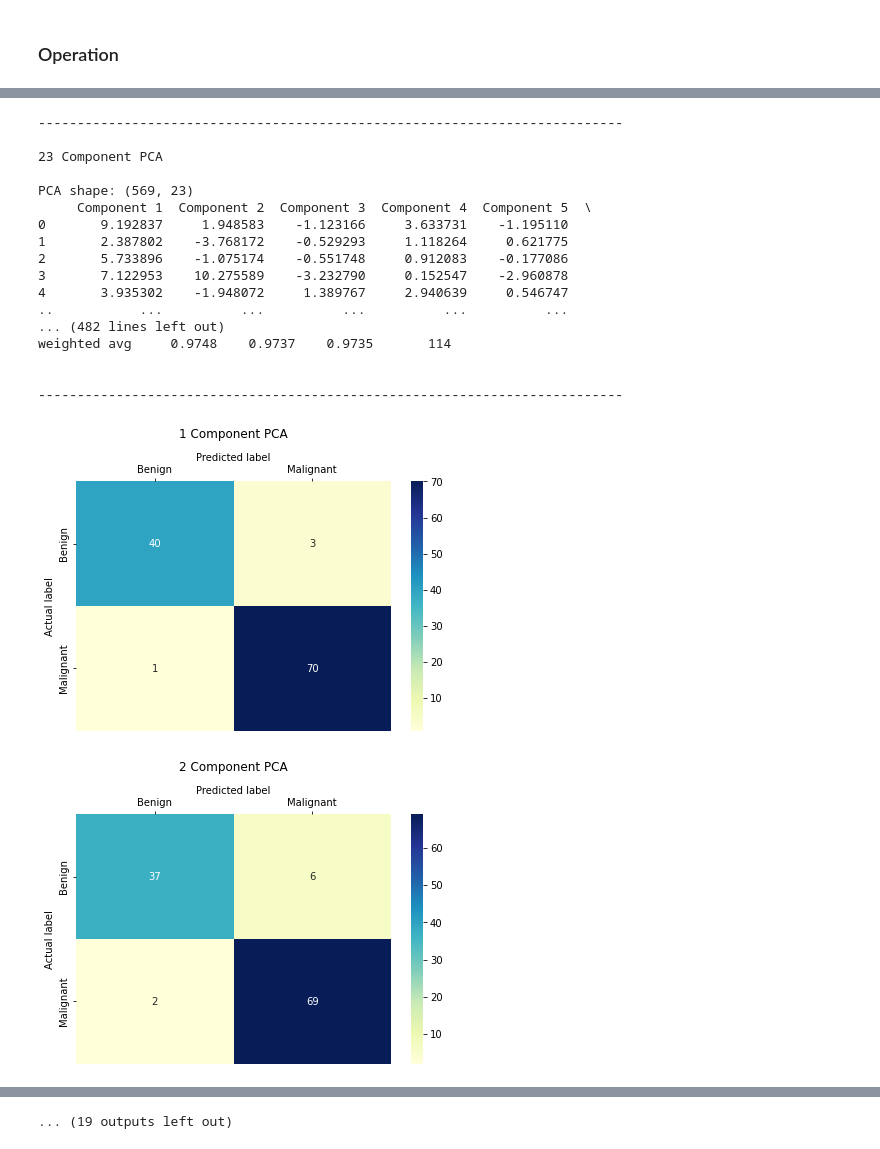
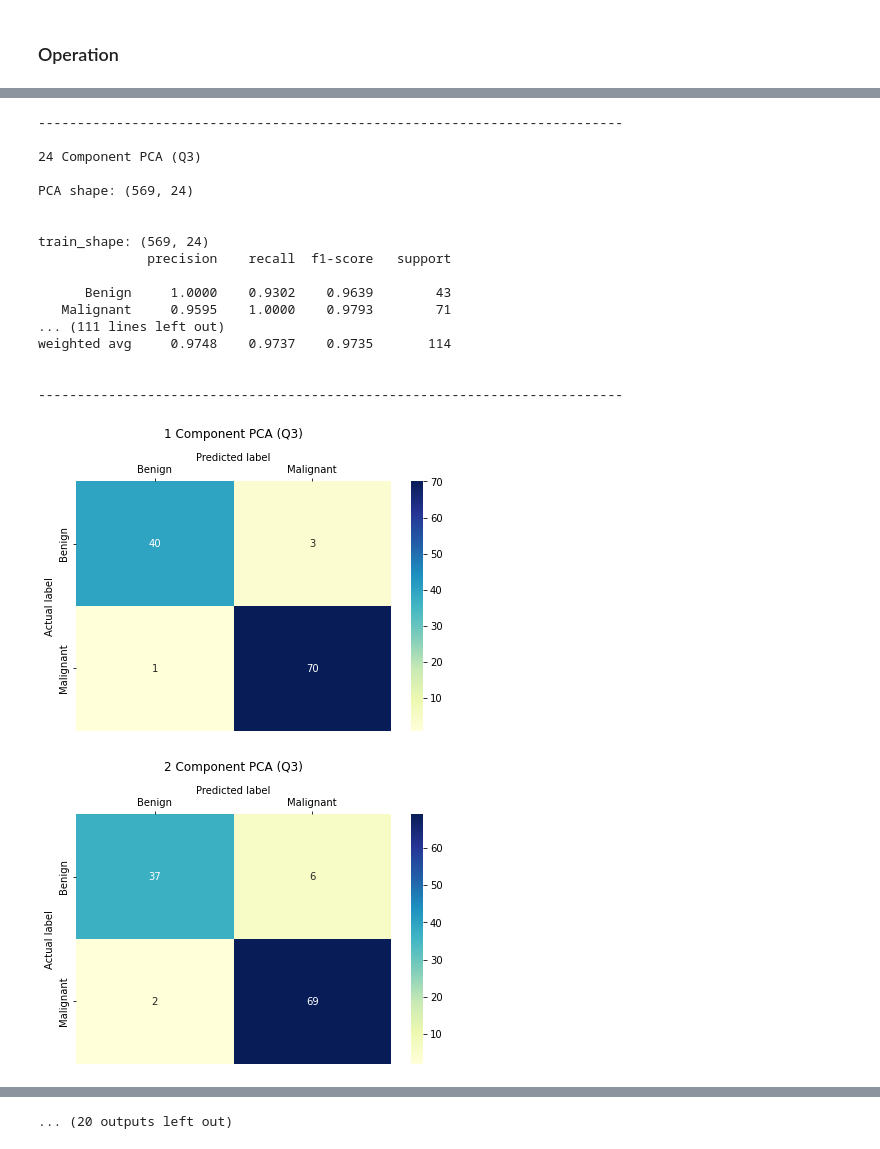
Before and after one commit to A-Hudson-0117/MachineLearning-Intro, a Jupyter notebook: naïve bayesian (hw 3)/naïve bayesian.ipynb, the cells around one changed output, grey strips where cells are left out. Drawn from its saved outputs; the diff is of its cells as text; code cells hidden in the pictures.

```diff
--- a/naïve bayesian (hw 3)/naïve bayesian.ipynb
+++ b/naïve bayesian (hw 3)/naïve bayesian.ipynb
@@ -215,11 +215,13 @@ def train_from_decomp (x_decomp, y_decomp, pca_title):
 
     # --- REPORT DATA
     y_pred = classifier.predict(x_test)
-    report = metrics.classification_report(y_test, y_pred, digits=4)
+    report = metrics.classification_report(y_test, y_pred, digits=4, output_dict=False)
     conf_matrix = metrics.confusion_matrix(y_test, y_pred)
 
     print(report)
     print_conf_matrix(conf_matrix, pca_title, class_names)
+
+    return metrics.classification_report(y_test, y_pred, digits=4, output_dict=True)
 # %% [markdown]
 ### Operation
 # %%
@@ -378,24 +398,27 @@ def train_from_decomp (x_decomp_in, y_decomp_in, pca_title) :
     conf_matrix = metrics.confusion_matrix(y_test, y_pred)
 
     print(report)
-    # print(conf_matrix)
     print_conf_matrix(conf_matrix, pca_title, class_names)
 
-    return report
+    return metrics.classification_report(y_test, y_pred , output_dict=True)
 # %% [markdown]
 ### Operation
 # %%
 class_names=['Benign' , 'Malignant'] # name of classes
 print("Q3")
-report_list = np.array()
+accuracy_list = np.zeros((x.shape[1],1))
+precision_list = np.zeros(accuracy_list.shape)
+recall_list = np.zeros(accuracy_list.shape)
+print('shape', (accuracy_list.shape))
 
-for num_components in range(1, x.shape[1]):
-    pca_title = str(num_components) + " Component PCA"
-    column_components = ['Component ' + str(item)   for item in range(1, num_components+1)]
+
+for num_components in range(0, len(accuracy_list)):
+    pca_title = str(num_components+1) + " Component PCA (Q3)"
+    column_components = ['Component ' + str(item)   for item in range(1, num_components+2)]
     print(pca_title + '\n')
 
     # --- DECOMPOSE
-    pca = PCA(n_components=num_components, )
+    pca = PCA(n_components=num_components + 1)
     principalComponents = pca.fit_transform(x.copy())
     principal_df = pd.DataFrame(data = principalComponents,
                             columns = column_components
@@ -405,7 +428,7 @@ for num_components in range(1, x.shape[1]):
 
     # --- DATA FRAME
     decomp_df = pd.concat([principal_df, y_df.copy()], axis = 1)
-    print(decomp_df)
+    # print(decomp_df)
     print('\n')
 
 
@@ -417,10 +440,11 @@ for num_components in range(1, x.shape[1]):
     # print(x_decomp.shape)
     # print(y_decomp.shape)
 
-    report_list[num_components] = train_from_decomp(x_decomp, y_decomp, pca_title)
+    report = train_from_decomp(x_decomp, y_decomp, pca_title)
+    accuracy_list[num_components] = report["accuracy"]
+    precision_list[num_components] = (report["weighted avg"])['precision']
+    recall_list[num_components] = (report["weighted avg"])['recall']
+
     print('\n' + '-'*75  +  '\n')
-
-
-# print report_list stats
 # %% [output]
 Q3
@@ -439,23 +463,23 @@ PCA shape: (569, 1)
 
     accuracy                         0.9737       114
    macro avg     0.9797    0.9651    0.9716       114
 weighted avg     0.9748    0.9737    0.9735       114
 ---------------------------------------------------------------------------
 
-23 Component PCA
+24 Component PCA (Q3)
 
-PCA shape: (569, 23)
-     Component 1  Component 2  Component 3  Component 4  Component 5  \
-0       9.192837     1.948583    -1.123166     3.633731    -1.195110
-1       2.387802    -3.768172    -0.529293     1.118264     0.621775
-2       5.733896    -1.075174    -0.551748     0.912083    -0.177086
-3       7.122953    10.275589    -3.232790     0.152547    -2.960878
-4       3.935302    -1.948072     1.389767     2.940639     0.546747
-..           ...          ...          ...          ...          ...
-... (482 lines left out)
+PCA shape: (569, 24)
+
+
+train_shape: (569, 24)
+              precision    recall  f1-score   support
+
+      Benign     1.0000    0.9302    0.9639        43
+   Malignant     0.9595    1.0000    0.9793        71
+... (111 lines left out)
 weighted avg     0.9748    0.9737    0.9735       114
 
 
 ---------------------------------------------------------------------------
-[figure, old version]
+[figure, new version]
-[figure, old version]
+[figure, new version]
@@ -470 +494 @@ weighted avg     0.9748    0.9737    0.9735       114
-... (19 outputs left out)
+... (20 outputs left out)
```
Also changed, not shown: parts of 6 cells of this notebook.
